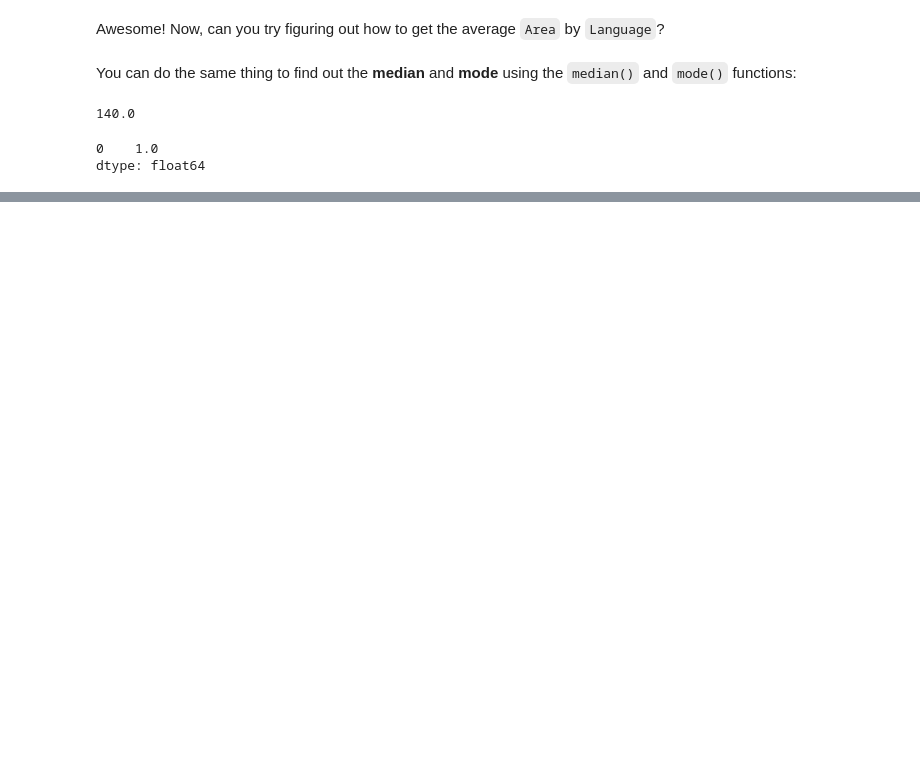
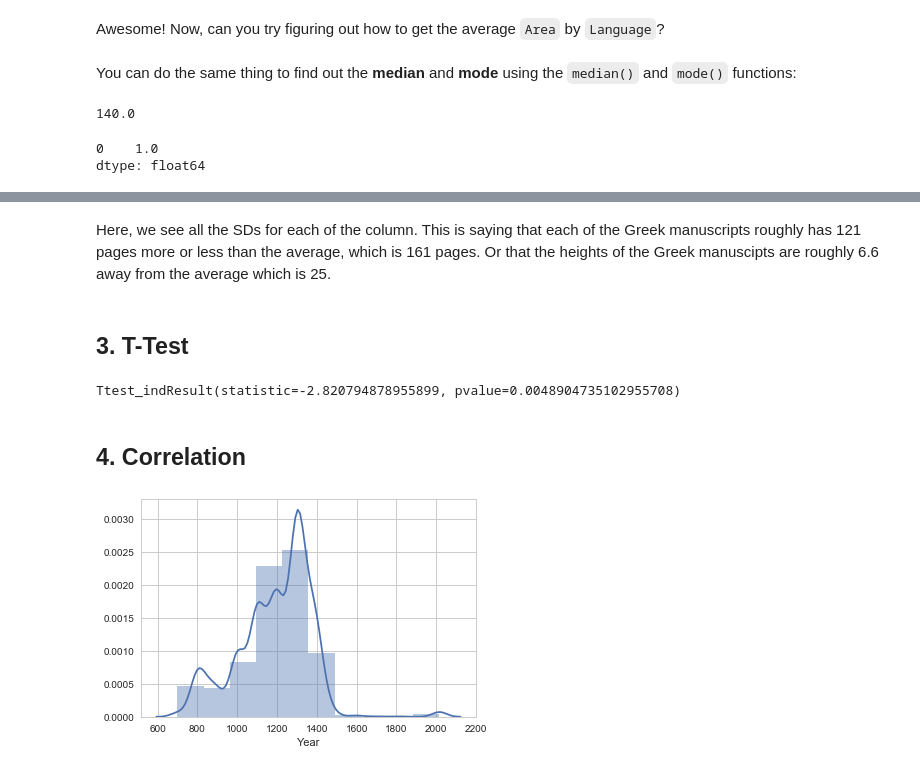
Before and after one commit to ds-modules/MEDST-250, a Jupyter notebook: 02 - Intro_to_Stats/Statistics.ipynb, the cells around one changed output, grey strips where cells are left out. Cells and saved outputs as stored; diff of their text form; code cells hidden in the pictures; blank space fills up the shorter version.

```diff
--- a/02 - Intro_to_Stats/Statistics.ipynb
+++ b/02 - Intro_to_Stats/Statistics.ipynb
@@ -234,0 +241,20 @@ df.groupby(['Year_Bins'])['Pages'].mean().plot.barh()
+# %% [markdown]
+Here, we see all the SDs for each of the column. This is saying that each of the Greek manuscripts roughly has 121 pages more or less than the average, which is 161 pages. Or that the heights of the Greek manuscipts are roughly 6.6 away from the average which is 25.
+# %% [markdown]
+## 3. T-Test  <a id='3'></a>
+# %%
+from scipy.stats import ttest_ind
+
+cat1 = manuscripts[manuscripts['Language']=='German'][['Language', 'Pages']].dropna()
+cat2 = manuscripts[manuscripts['Language']=='Latin'][['Language', 'Pages']].dropna()
+
+ttest_ind(cat1['Pages'], cat2['Pages'])
+# %% [output]
+Ttest_indResult(statistic=-2.820794878955899, pvalue=0.0048904735102955708)
+# %% [markdown]
+## 4. Correlation <a id='4'></a>
+# %%
+sns.distplot(manuscripts['Year'].dropna(), bins=10);
+#ax = manuscripts.hist('Year')
+# %% [output]
+[figure, added]
```
Also changed, not shown: parts of 46 cells of this notebook, 1 other file.
